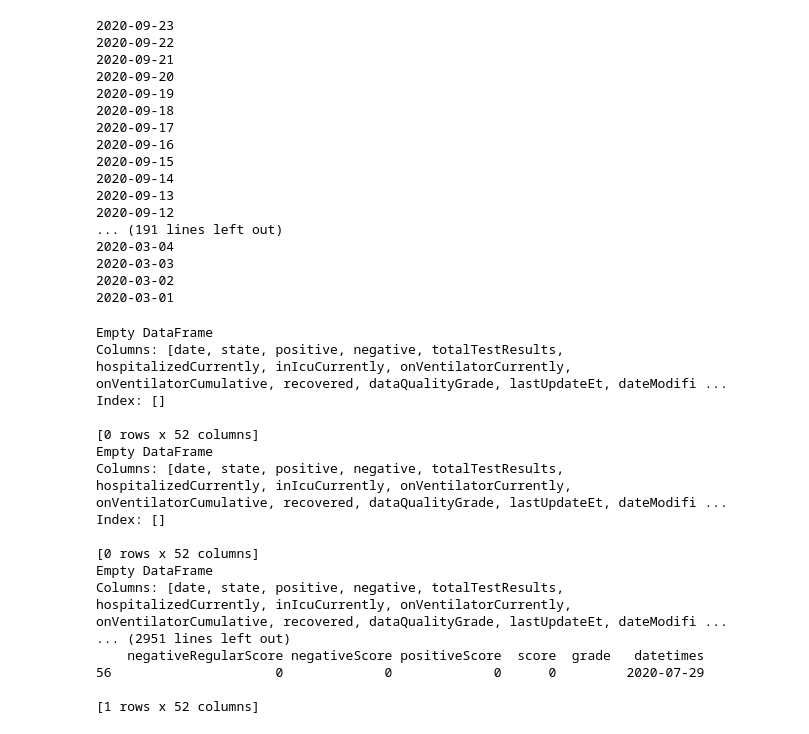
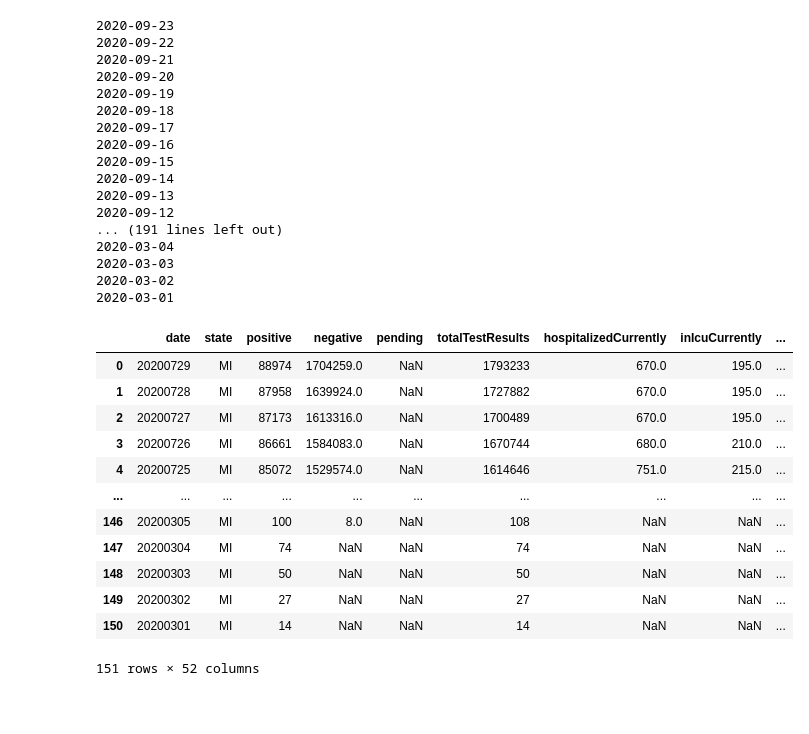
Before and after one commit to KevinKillman/Michigans_Economy_and_Covid, a Jupyter notebook: project_1_code.ipynb, the cells around one changed output. Saved outputs shown, nothing was run; the diff lists cells and outputs as text; code cells hidden in the pictures; blank space fills up the shorter version.

```diff
--- a/project_1_code.ipynb
+++ b/project_1_code.ipynb
@@ -141,25 +155,20 @@ for x in covid_df['datetimes']:
 2020-03-03
 2020-03-02
 2020-03-01
-# %%
-covid_pos_cases = []
-for day in date:
-    covid_df.loc[covid_df['datetimes']==day]
-# %% [output]
-Empty DataFrame
-Columns: [date, state, positive, negative, totalTestResults, hospitalizedCurrently, inIcuCurrently, onVentilatorCurrently, onVentilatorCumulative, recovered, dataQualityGrade, lastUpdateEt, dateModifi ...
-Index: []
-
-[0 rows x 52 columns]
-Empty DataFrame
-Columns: [date, state, positive, negative, totalTestResults, hospitalizedCurrently, inIcuCurrently, onVentilatorCurrently, onVentilatorCumulative, recovered, dataQualityGrade, lastUpdateEt, dateModifi ...
-Index: []
-
-[0 rows x 52 columns]
-Empty DataFrame
-Columns: [date, state, positive, negative, totalTestResults, hospitalizedCurrently, inIcuCurrently, onVentilatorCurrently, onVentilatorCumulative, recovered, dataQualityGrade, lastUpdateEt, dateModifi ...
-... (2951 lines left out)
-    negativeRegularScore negativeScore positiveScore  score  grade   datetimes
-56                     0             0             0      0         2020-07-29
-
-[1 rows x 52 columns]
+# %%
+covid_emp_merge = pd.merge(covid_df, mi_emp_comb_df, on='datetimes', how = 'inner')
+covid_emp_merge
+# %% [output]
+|  | date | state | positive | negative | pending | totalTestResults | hospitalizedCurrently | inIcuCurrently | ... |
+| 0 | 20200729 | MI | 88974 | 1704259.0 | NaN | 1793233 | 670.0 | 195.0 | ... |
+| 1 | 20200728 | MI | 87958 | 1639924.0 | NaN | 1727882 | 670.0 | 195.0 | ... |
+| 2 | 20200727 | MI | 87173 | 1613316.0 | NaN | 1700489 | 670.0 | 195.0 | ... |
+| 3 | 20200726 | MI | 86661 | 1584083.0 | NaN | 1670744 | 680.0 | 210.0 | ... |
+| 4 | 20200725 | MI | 85072 | 1529574.0 | NaN | 1614646 | 751.0 | 215.0 | ... |
+| ... | ... | ... | ... | ... | ... | ... | ... | ... | ... |
+| 146 | 20200305 | MI | 100 | 8.0 | NaN | 108 | NaN | NaN | ... |
+| 147 | 20200304 | MI | 74 | NaN | NaN | 74 | NaN | NaN | ... |
+| 148 | 20200303 | MI | 50 | NaN | NaN | 50 | NaN | NaN | ... |
+| 149 | 20200302 | MI | 27 | NaN | NaN | 27 | NaN | NaN | ... |
+| 150 | 20200301 | MI | 14 | NaN | NaN | 14 | NaN | NaN | ... |
+151 rows × 52 columns
```
Also changed, not shown: parts of 10 cells of this notebook.
